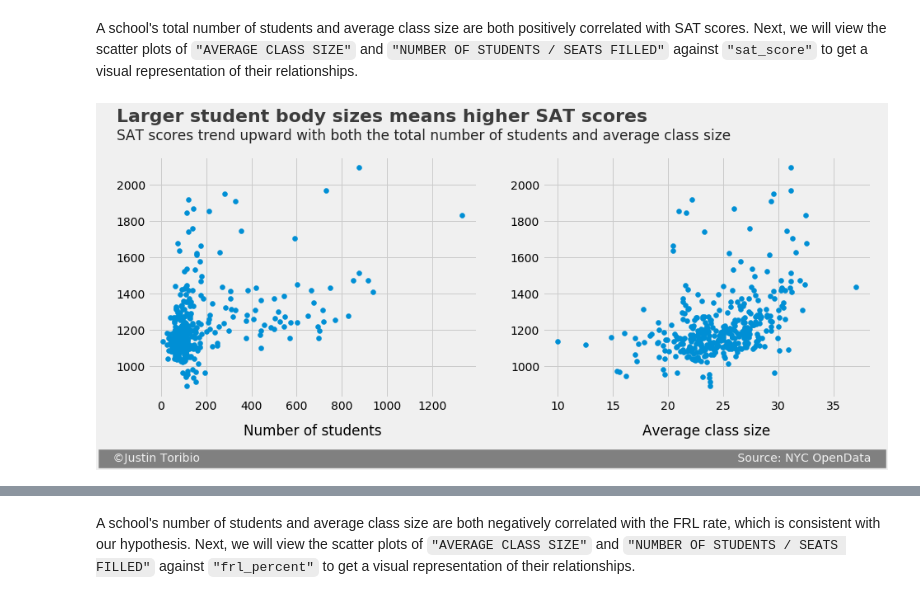
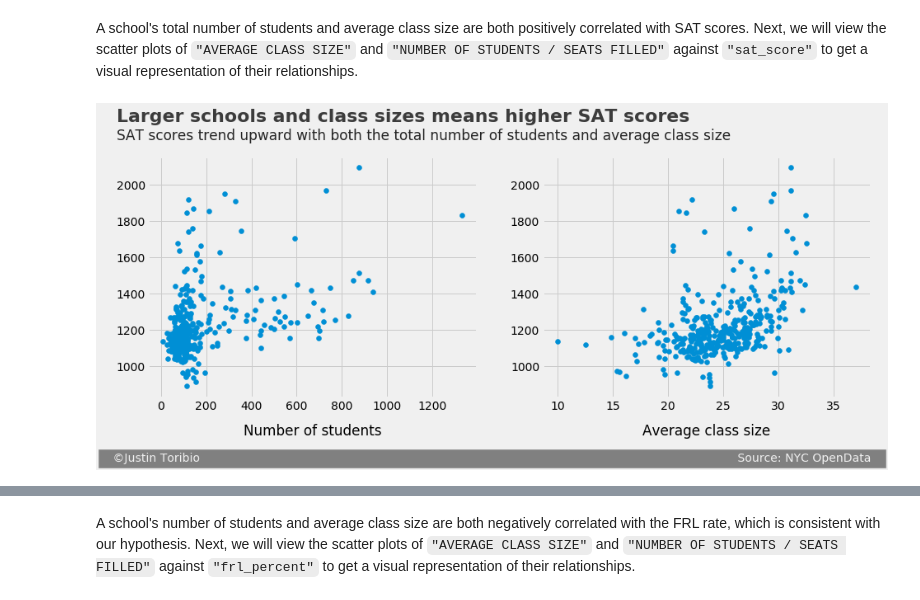
Before and after one commit to JustinToribio/analyzing-the-sat, a Jupyter notebook: notebooks/1.0-jt-analyze-the-sat.ipynb, the cells around one changed output, grey strips where cells are left out. Drawn from its saved outputs; the diff is of its cells as text; code cells hidden in the pictures.

```diff
--- a/notebooks/1.0-jt-analyze-the-sat.ipynb
+++ b/notebooks/1.0-jt-analyze-the-sat.ipynb
@@ -969,36 +969,36 @@ corr_bar_plot(data, "sat_score", columns=columns,
 A school's total number of students and average class size are both positively correlated with SAT scores.  Next, we will view the scatter plots of `"AVERAGE CLASS SIZE"` and `"NUMBER OF STUDENTS / SEATS FILLED"` against `"sat_score"` to get a visual representation of their relationships.
 # %%
 # Assign the text of the scatter plots to variables.
-title = "Larger student body sizes means higher SAT scores"
+title = "Larger schools and class sizes means higher SAT scores"
 subtitle = ("SAT scores trend upward with both the total number of students"
             " and average class size")
 x_axis_label_1 = "Number of students"
 x_axis_label_2 = "Average class size"
 signature = ("   ©Justin Toribio"
              + " "*145
              + "Source: NYC OpenData   ")
 
 # Define the plot style and create the figure object.
 plt.close("all")
 style.use("fivethirtyeight")
 fig = plt.figure(figsize=(14,5))
 
 # Create the left scatter plot and add the text of the entire plot.
 ax1 = fig.add_subplot(121)
 ax1.scatter(data["NUMBER OF STUDENTS / SEATS FILLED"], data["sat_score"])
 ax1.set_xlabel(x_axis_label_1, labelpad=14)
 ax1.yaxis.label.set_visible(False)
 ax1.text(s=title, x=-195, y=2350, fontsize=22, weight="bold", alpha=.75)
 ax1.text(s=subtitle, x=-195, y=2250, fontsize=17, alpha=.85)
 ax1.text(s=signature, x=-260, y=470, fontsize=14, color="#f0f0f0",
          backgroundcolor="grey")
 
 # Create the right scatter plot and display the entire plot.
 ax2 = fig.add_subplot(122)
 ax2.scatter(data["AVERAGE CLASS SIZE"], data["sat_score"])
 ax2.set_xlabel(x_axis_label_2, labelpad=14)
 ax2.yaxis.label.set_visible(False)
 plt.show()
 # %% [output]
-[figure, old version]
+[figure, new version]
 # %% [markdown]
```
Also changed, not shown: parts of 8 cells of this notebook.
